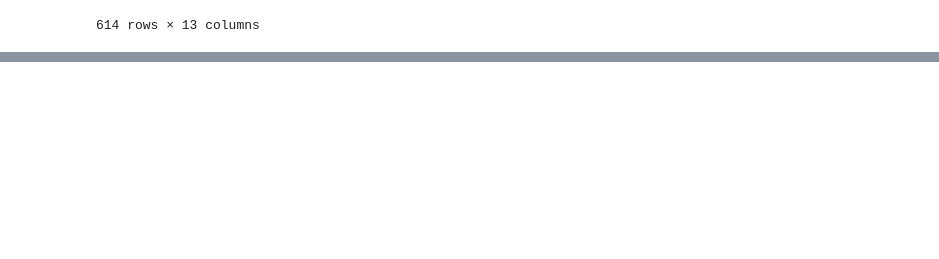
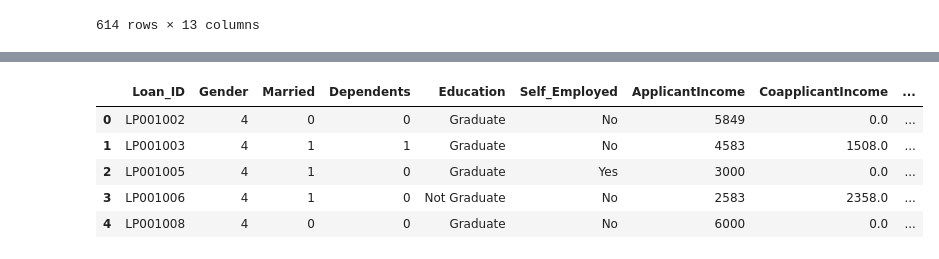
Before and after one commit to megha988/Loan-Prediction, a Jupyter notebook: Loan_Prediction.ipynb, the cells around one changed output, grey strips where cells are left out. Cells and saved outputs as stored; diff of their text form; code cells hidden in the pictures; blank space fills up the shorter version.

```diff
--- a/Loan_Prediction.ipynb
+++ b/Loan_Prediction.ipynb
@@ -130,0 +139,8 @@ df
+# %%
+def marry(x):
+    if x=='Yes':
+        return 1
+    if x=='No':
+        return 0
+# %%
+df['Married']=df['Married'].apply(marry)
@@ -130,0 +164,21 @@ df
+# %%
+def depend(x):
+    if x=='0':
+        return 0
+    if x=='1':
+        return 1
+    if x=='2':
+        return 2
+    if x=='3+':
+        return 3
+# %%
+df['Dependents']=df['Dependents'].apply(depend)
+# %%
+df.head()
+# %% [output]
+|  | Loan_ID | Gender | Married | Dependents | Education | Self_Employed | ApplicantIncome | CoapplicantIncome | ... |
+| 0 | LP001002 | 4 | 0 | 0 | Graduate | No | 5849 | 0.0 | ... |
+| 1 | LP001003 | 4 | 1 | 1 | Graduate | No | 4583 | 1508.0 | ... |
+| 2 | LP001005 | 4 | 1 | 0 | Graduate | Yes | 3000 | 0.0 | ... |
+| 3 | LP001006 | 4 | 1 | 0 | Not Graduate | No | 2583 | 2358.0 | ... |
+| 4 | LP001008 | 4 | 0 | 0 | Graduate | No | 6000 | 0.0 | ... |
```
Also changed, not shown: parts of 10 cells of this notebook.
